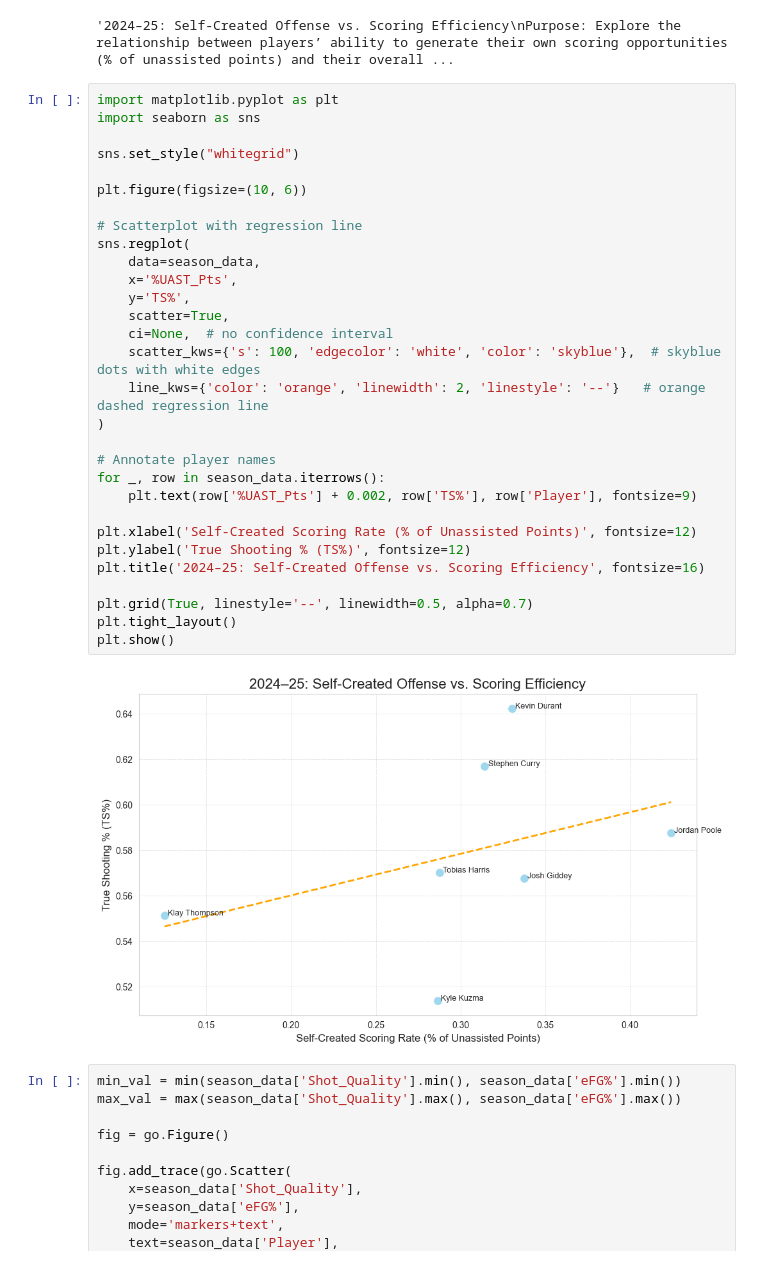
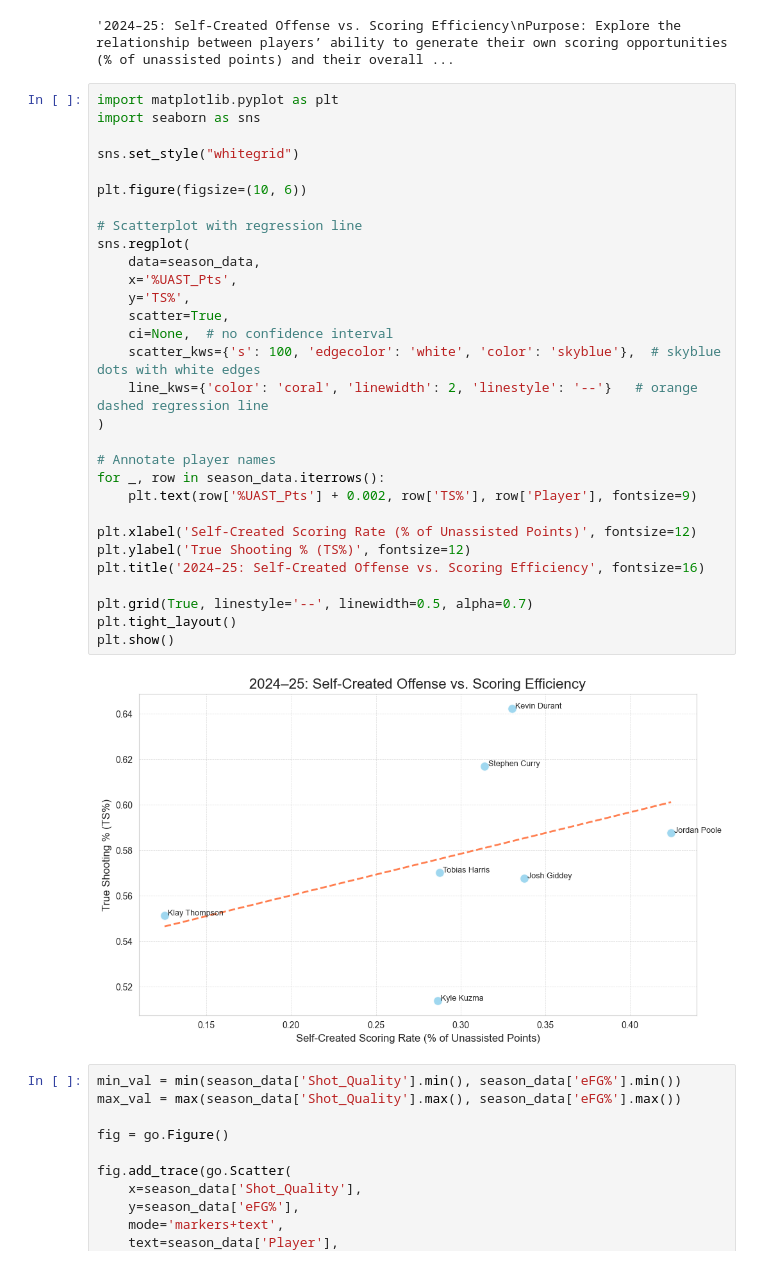
Before and after one commit to KeanuVentura/BeyondOpenLooks, a Jupyter notebook: beyond_open_looks_notebook.ipynb, the cells around one changed output. Cells and saved outputs as stored; diff of their text form.

```diff
--- a/beyond_open_looks_notebook.ipynb
+++ b/beyond_open_looks_notebook.ipynb
@@ -362,35 +396,35 @@ This visualization helps answer whether players who work harder to create their
 # %%
 import matplotlib.pyplot as plt
 import seaborn as sns
 
 sns.set_style("whitegrid")
 
 plt.figure(figsize=(10, 6))
 
 # Scatterplot with regression line
 sns.regplot(
     data=season_data,
     x='%UAST_Pts',
     y='TS%',
     scatter=True,
     ci=None,  # no confidence interval
     scatter_kws={'s': 100, 'edgecolor': 'white', 'color': 'skyblue'},  # skyblue dots with white edges
-    line_kws={'color': 'orange', 'linewidth': 2, 'linestyle': '--'}   # orange dashed regression line
+    line_kws={'color': 'coral', 'linewidth': 2, 'linestyle': '--'}   # orange dashed regression line
 )
 
 # Annotate player names
 for _, row in season_data.iterrows():
     plt.text(row['%UAST_Pts'] + 0.002, row['TS%'], row['Player'], fontsize=9)
 
 plt.xlabel('Self-Created Scoring Rate (% of Unassisted Points)', fontsize=12)
 plt.ylabel('True Shooting % (TS%)', fontsize=12)
 plt.title('2024–25: Self-Created Offense vs. Scoring Efficiency', fontsize=16)
 
 plt.grid(True, linestyle='--', linewidth=0.5, alpha=0.7)
 plt.tight_layout()
 plt.show()
 # %% [output]
-[figure, old version]
+[figure, new version]
 # %%
 min_val = min(season_data['Shot_Quality'].min(), season_data['eFG%'].min())
 max_val = max(season_data['Shot_Quality'].max(), season_data['eFG%'].max())
```
Also changed, not shown: parts of 4 cells of this notebook, 2 other files.
